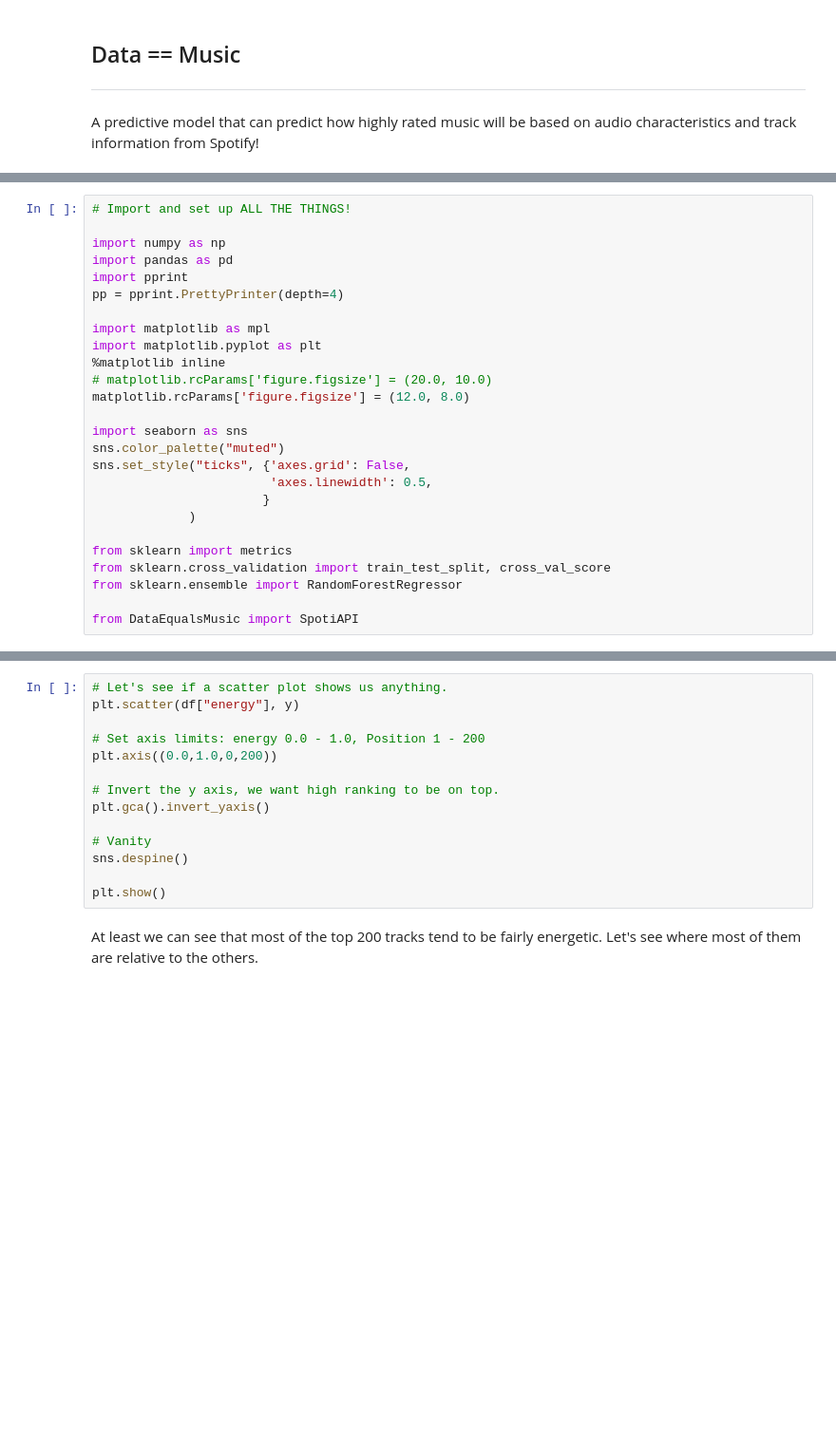
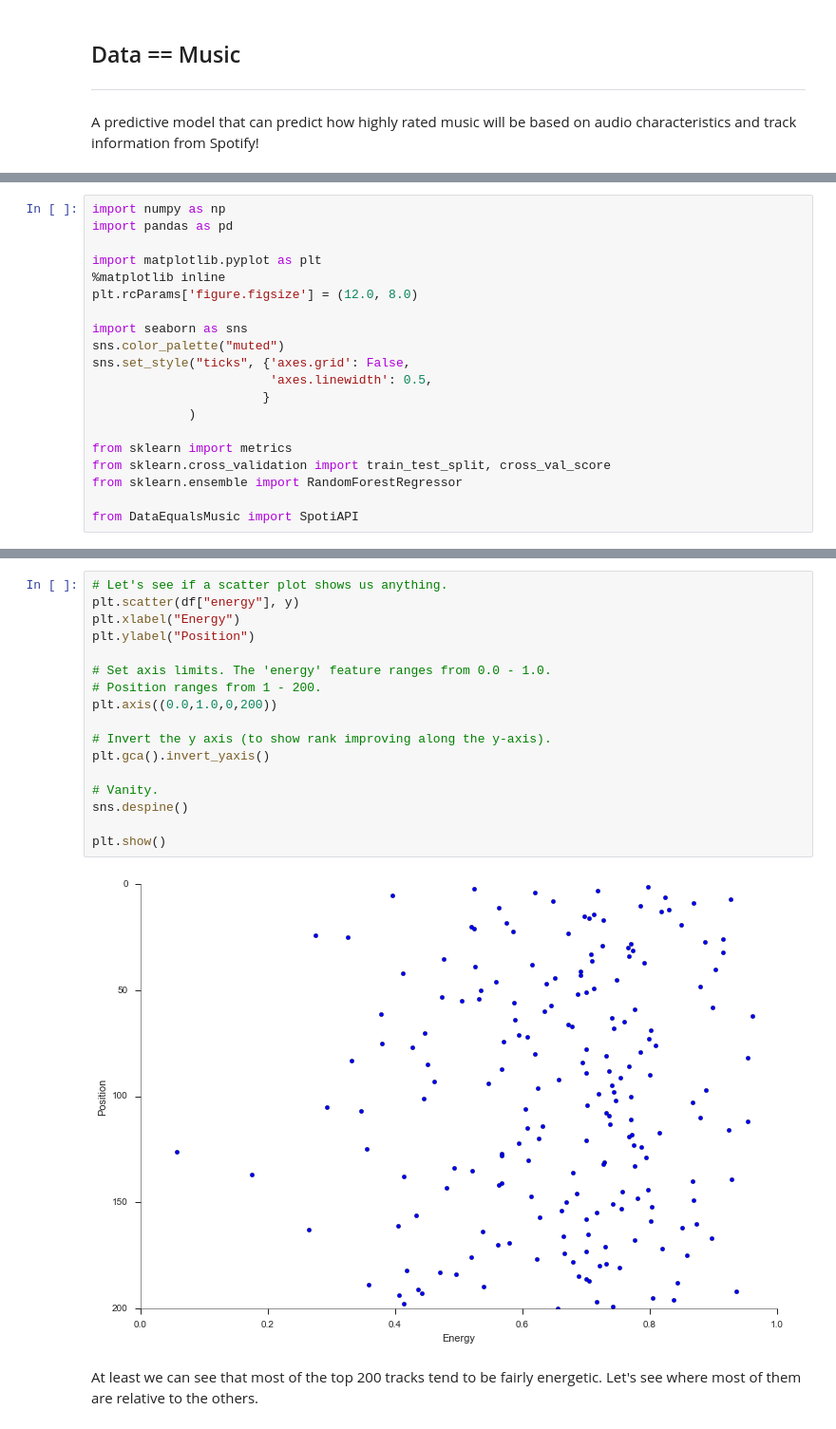
Before and after one commit to jav094/Data-Equals-Music, a Jupyter notebook: data_equals_music_analysis.ipynb, the cells around one changed output, grey strips where cells are left out. Shown at 95% size. Cells and saved outputs as stored; diff of their text form; blank space fills up the shorter version.

Commit message:
Tweaked graphs.

```diff
--- a/data_equals_music_analysis.ipynb
+++ b/data_equals_music_analysis.ipynb
@@ -15,16 +21,10 @@ Here's what we're in for
 # %%
-# Import and set up ALL THE THINGS!
-
 import numpy as np
 import pandas as pd
-import pprint
-pp = pprint.PrettyPrinter(depth=4)
 
-import matplotlib as mpl
 import matplotlib.pyplot as plt
 %matplotlib inline
-# matplotlib.rcParams['figure.figsize'] = (20.0, 10.0)
-matplotlib.rcParams['figure.figsize'] = (12.0, 8.0)
+plt.rcParams['figure.figsize'] = (12.0, 8.0)
 
 import seaborn as sns
 sns.color_palette("muted")
@@ -79,17 +65,22 @@ Are there any overall trends we can see right off the bat?
 # %%
 # Let's see if a scatter plot shows us anything.
 plt.scatter(df["energy"], y)
+plt.xlabel("Energy")
+plt.ylabel("Position")
 
-# Set axis limits: energy 0.0 - 1.0, Position 1 - 200
+# Set axis limits. The 'energy' feature ranges from 0.0 - 1.0.
+# Position ranges from 1 - 200.
 plt.axis((0.0,1.0,0,200))
 
-# Invert the y axis, we want high ranking to be on top.
+# Invert the y axis (to show rank improving along the y-axis).
 plt.gca().invert_yaxis()
 
-# Vanity
+# Vanity.
 sns.despine()
 
 plt.show()
+# %% [output]
+[figure, added]
 # %% [markdown]
 At least we can see that most of the top 200 tracks tend to be fairly energetic. Let's see where most of them are relative to the others.
 # %%
```
Also changed, not shown: parts of 20 cells of this notebook.
